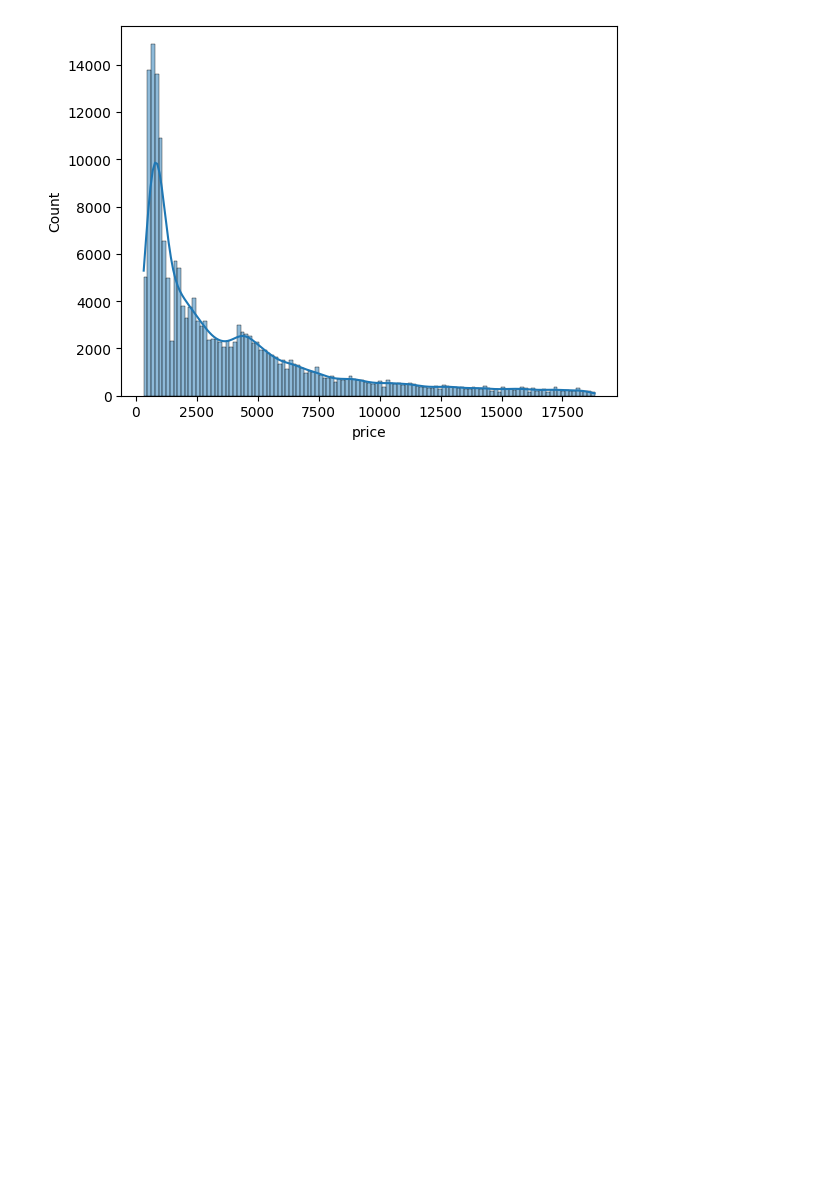
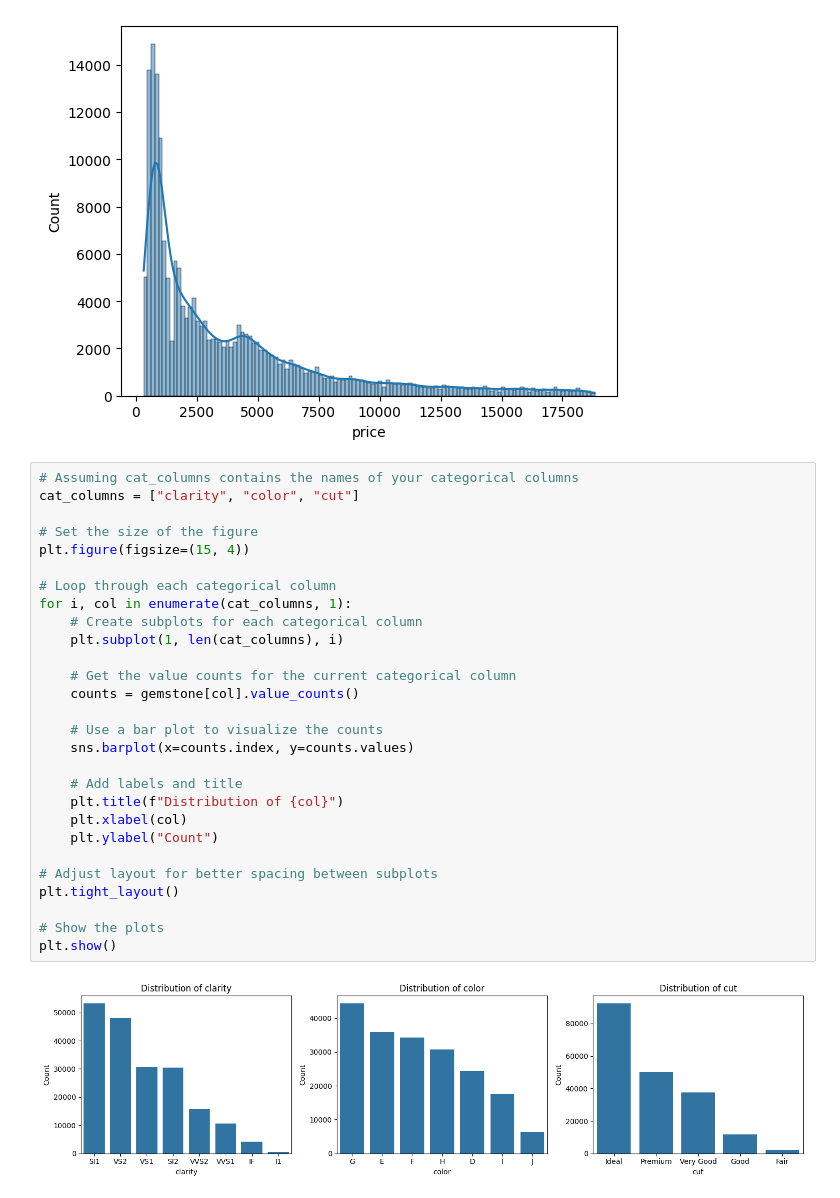
Before and after one commit to shanmukhmandapati/FSDSMendtoend, a Jupyter notebook: notebooks/research.ipynb, the cells around one changed output. Cells and saved outputs as stored; diff of their text form; blank space fills up the shorter version.

```diff
--- a/notebooks/research.ipynb
+++ b/notebooks/research.ipynb
@@ -227,3 +227,33 @@ for col in numerical_columns:
 [figure]
 [figure]
 [figure]
+# %%
+# Assuming cat_columns contains the names of your categorical columns
+cat_columns = ["clarity", "color", "cut"]
+
+# Set the size of the figure
+plt.figure(figsize=(15, 4))
+
+# Loop through each categorical column
+for i, col in enumerate(cat_columns, 1):
+    # Create subplots for each categorical column
+    plt.subplot(1, len(cat_columns), i)
+
+    # Get the value counts for the current categorical column
+    counts = gemstone[col].value_counts()
+
+    # Use a bar plot to visualize the counts
+    sns.barplot(x=counts.index, y=counts.values)
+
+    # Add labels and title
+    plt.title(f"Distribution of {col}")
+    plt.xlabel(col)
+    plt.ylabel("Count")
+
+# Adjust layout for better spacing between subplots
+plt.tight_layout()
+
+# Show the plots
+plt.show()
+# %% [output]
+[figure, added]
```
Also changed, not shown: parts of 1 cell of this notebook.
